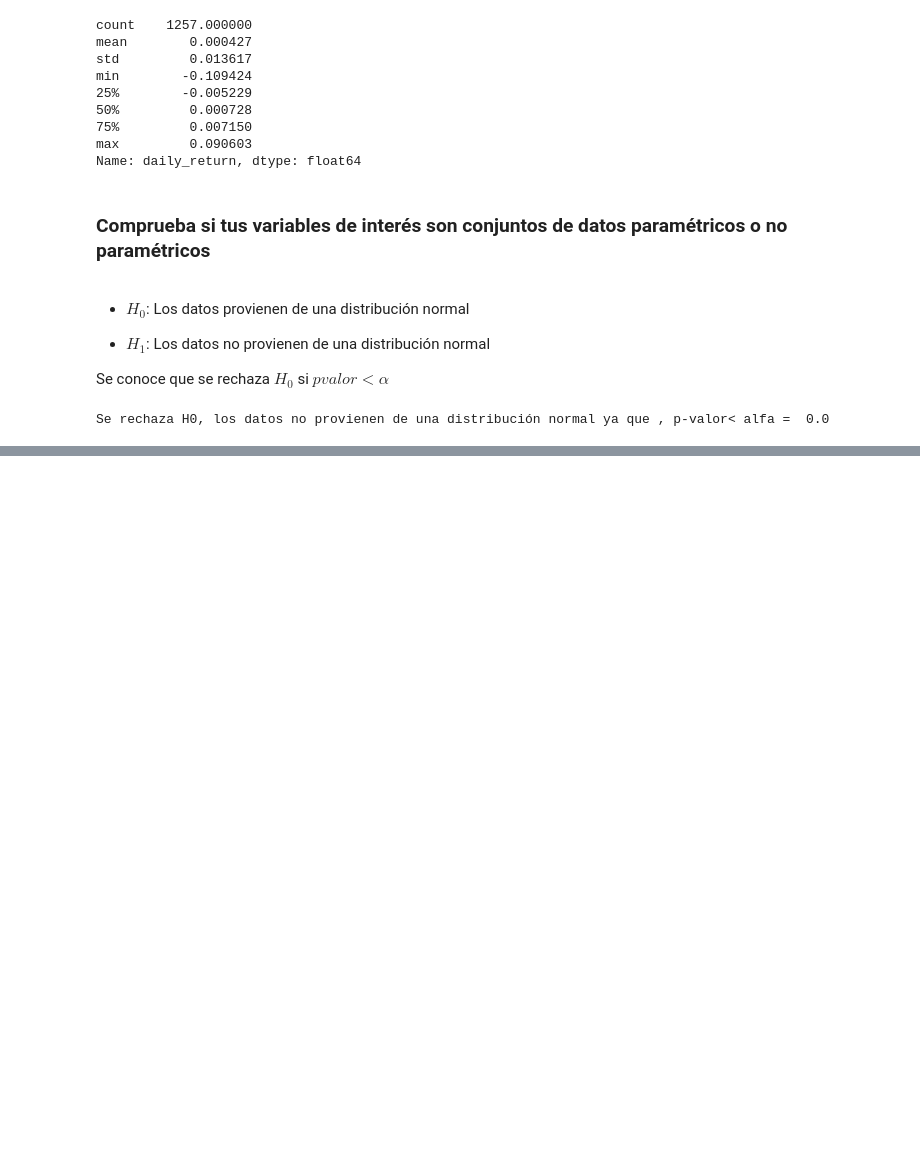
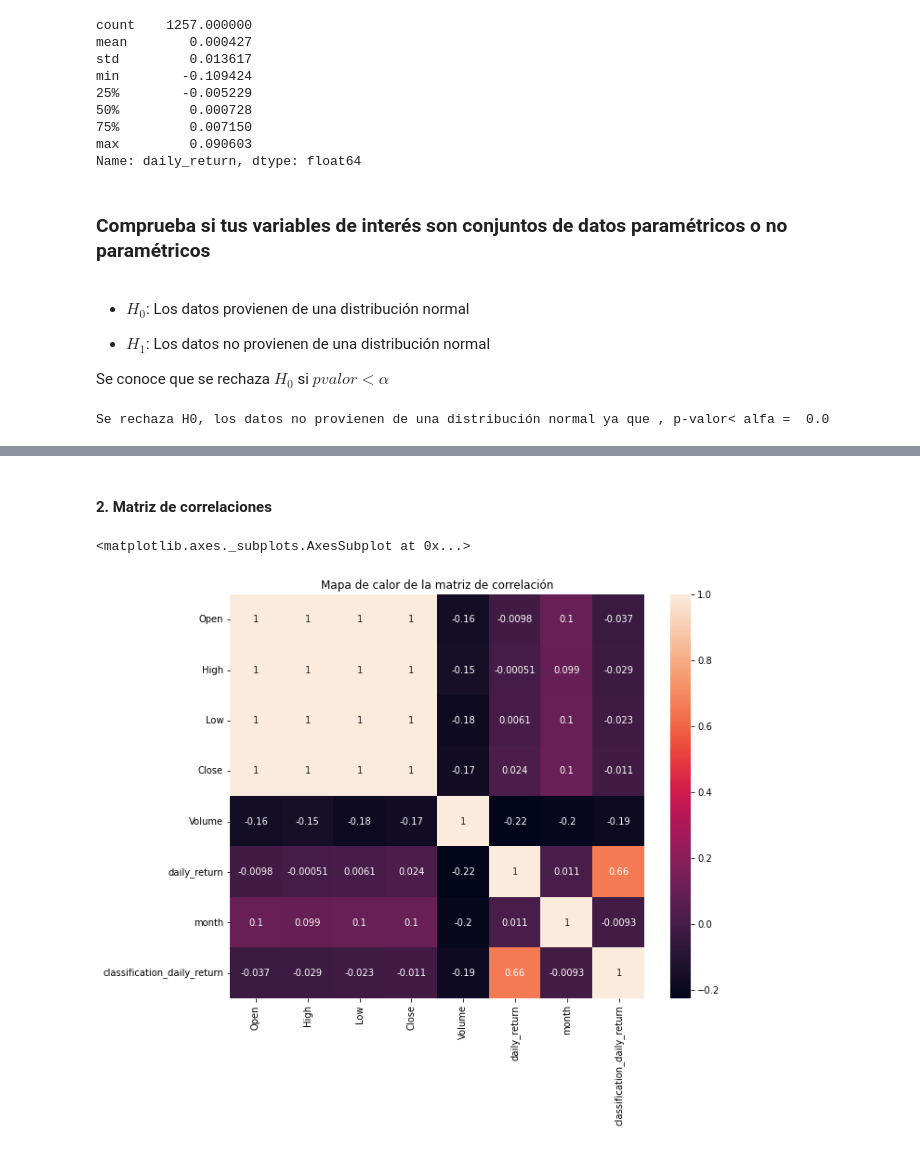
Before and after one commit to MaLuisa7/Machine_Learning_Lessons, a Jupyter notebook: TAREAS_ML.ipynb, the cells around one changed output, grey strips where cells are left out. Cells and saved outputs as stored; diff of their text form; code cells hidden in the pictures; blank space fills up the shorter version.

```diff
--- a/TAREAS_ML.ipynb
+++ b/TAREAS_ML.ipynb
@@ -306,0 +315,3 @@ Se rechaza H0, los datos no provienen de una distribución normal ya que , p-val
+# %%
+sp500['classification_daily_return'] = [ 1  if x>0 else 0 for x in  sp500.daily_return ]
+sp500.head(5)
@@ -306,0 +368,10 @@ Se rechaza H0, los datos no provienen de una distribución normal ya que , p-val
+# %% [markdown]
+#### 2. Matriz de correlaciones
+# %%
+corr_sp500 = sp500.corr()
+plt.figure(figsize=(10,8))
+plt.title("Mapa de calor de la matriz de correlación")
+sns.heatmap(data=corr_sp500,  annot=True)
+# %% [output]
+<matplotlib.axes._subplots.AxesSubplot at 0x...>
+[figure, added]
```
Also changed, not shown: parts of 32 cells of this notebook.
